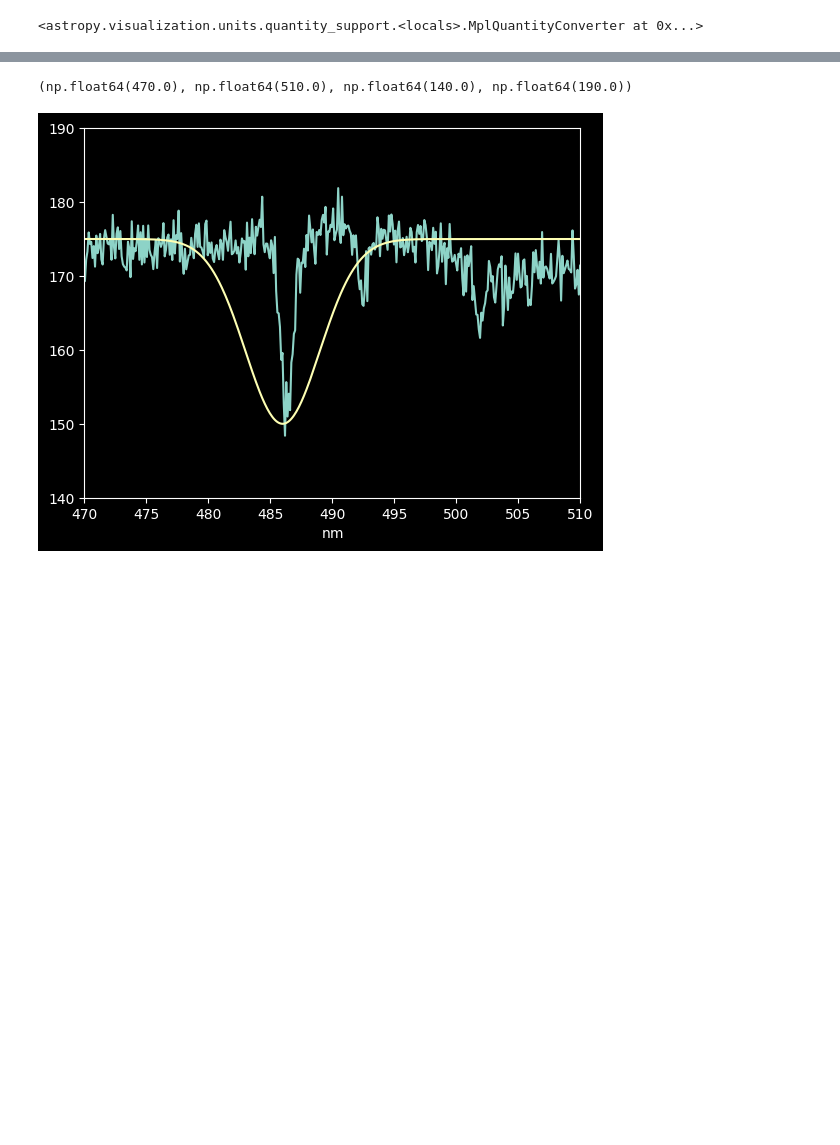
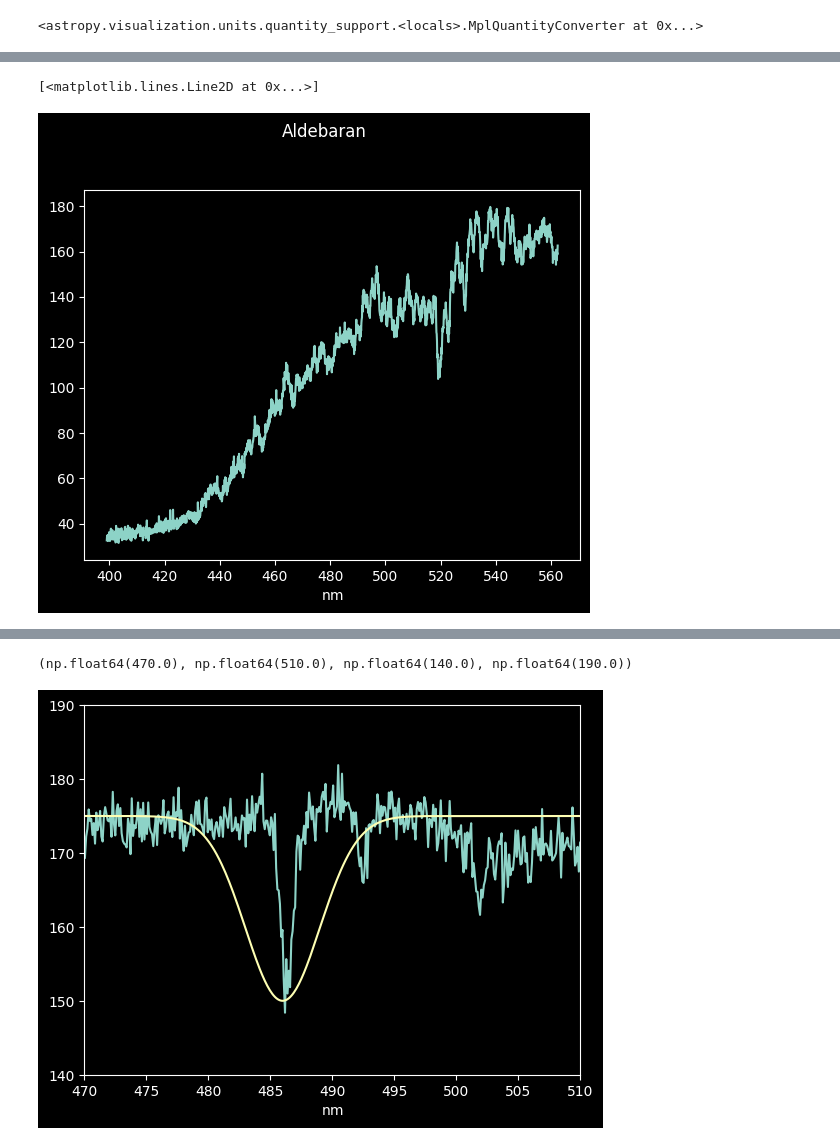
Before and after one commit to Almarm-r/Astronomia-Observacional, a Jupyter notebook: Tutorial_3_Astropy/3-Trace_Extract_Wavelength-CalibrateSpectrum.ipynb, the cells around one changed output, grey strips where cells are left out. Cells and saved outputs as stored; diff of their text form; code cells hidden in the pictures; blank space fills up the shorter version.

```diff
--- a/Tutorial_3_Astropy/3-Trace_Extract_Wavelength-CalibrateSpectrum.ipynb
+++ b/Tutorial_3_Astropy/3-Trace_Extract_Wavelength-CalibrateSpectrum.ipynb
@@ -145,0 +123,6 @@ We zoom in on the 4860 Angstrom line - H-Beta
+# %%
+plt.suptitle("Aldebaran", y=1.02)
+plt.plot(wavelengths1, spectrum1)
+# %% [output]
+[<matplotlib.lines.Line2D at 0x...>]
+[figure, added]
```
Also changed, not shown: parts of 50 cells of this notebook, 2 other files.
